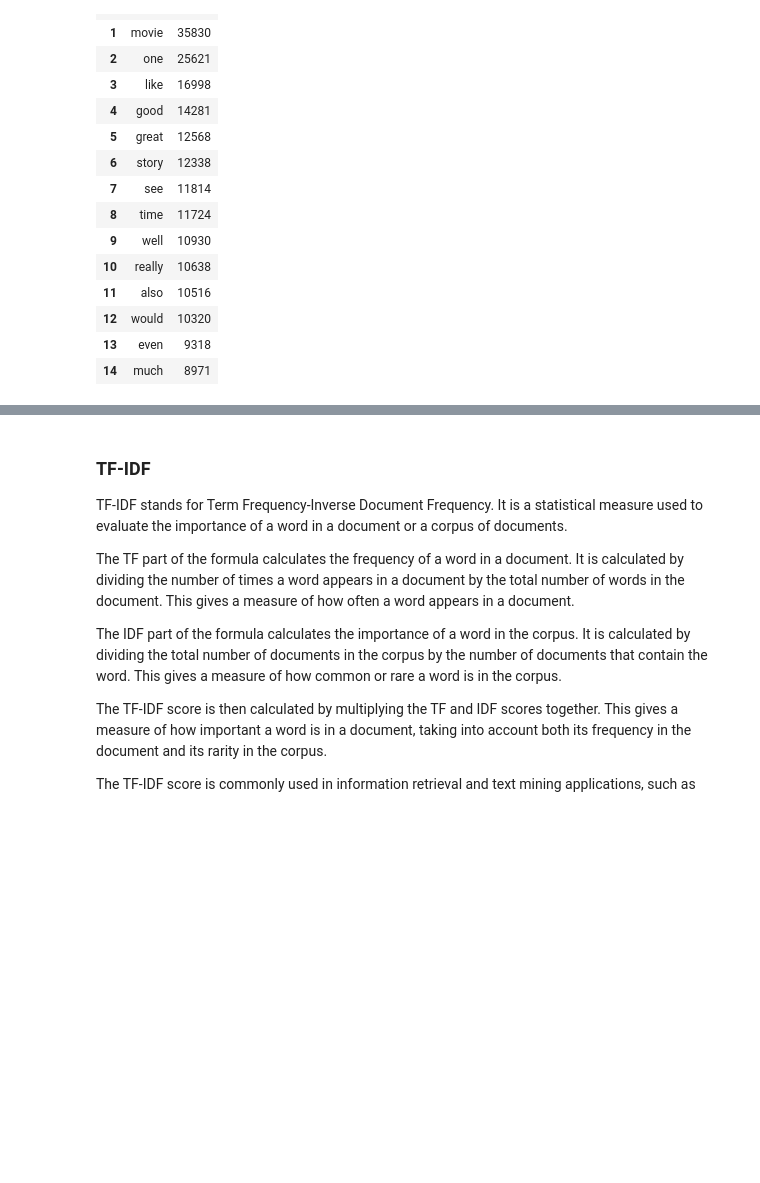
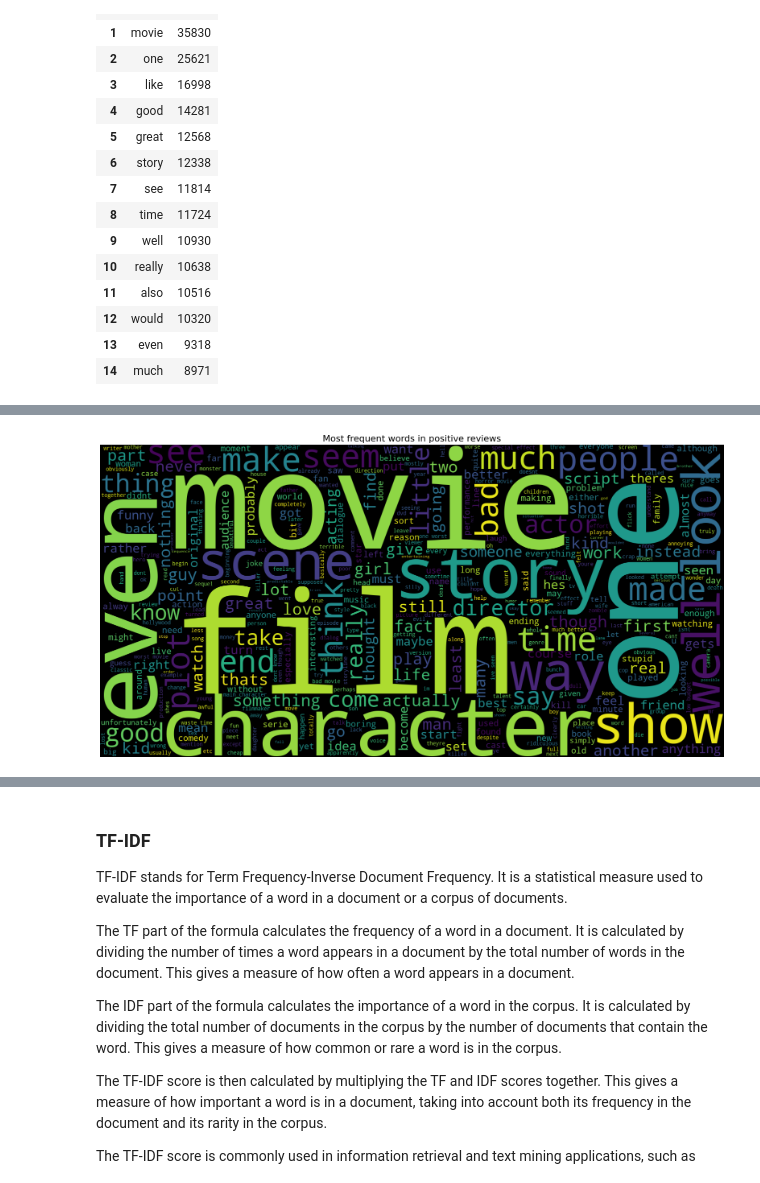
Before and after one commit to Shahriar-0/Artificial-Intelligence-Course-Projects-S2023, a Jupyter notebook: 6 - Neural Networks/AI_CA6.ipynb, the cells around one changed output, grey strips where cells are left out. Cells and saved outputs as stored; diff of their text form; code cells hidden in the pictures; blank space fills up the shorter version.

```diff
--- a/6 - Neural Networks/AI_CA6.ipynb
+++ b/6 - Neural Networks/AI_CA6.ipynb
@@ -770,0 +769,10 @@ NameError: name 'px' is not defined
+# %%
+text = ' '.join([word for word in neg_reviews['review']])
+plt.figure(figsize=(20,15), facecolor='None')
+wordcloud = WordCloud(max_words=400, width=1600, height=800).generate(text)
+plt.imshow(wordcloud, interpolation='bilinear')
+plt.axis("off")
+plt.title('Most frequent words in positive reviews', fontsize = 16)
+plt.show()
+# %% [output]
+[figure, added]
```
Also changed, not shown: parts of 3 cells of this notebook, 1 other file.
